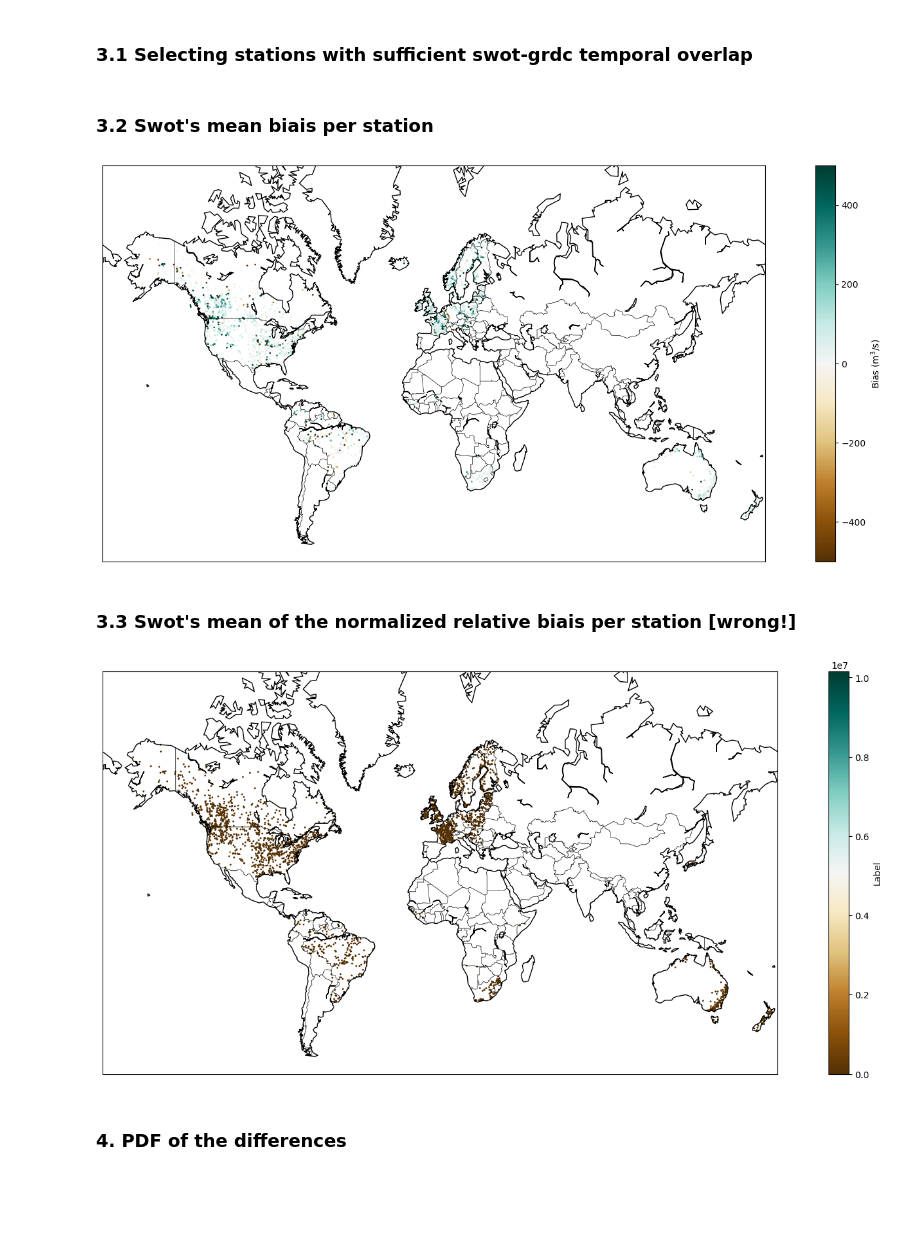
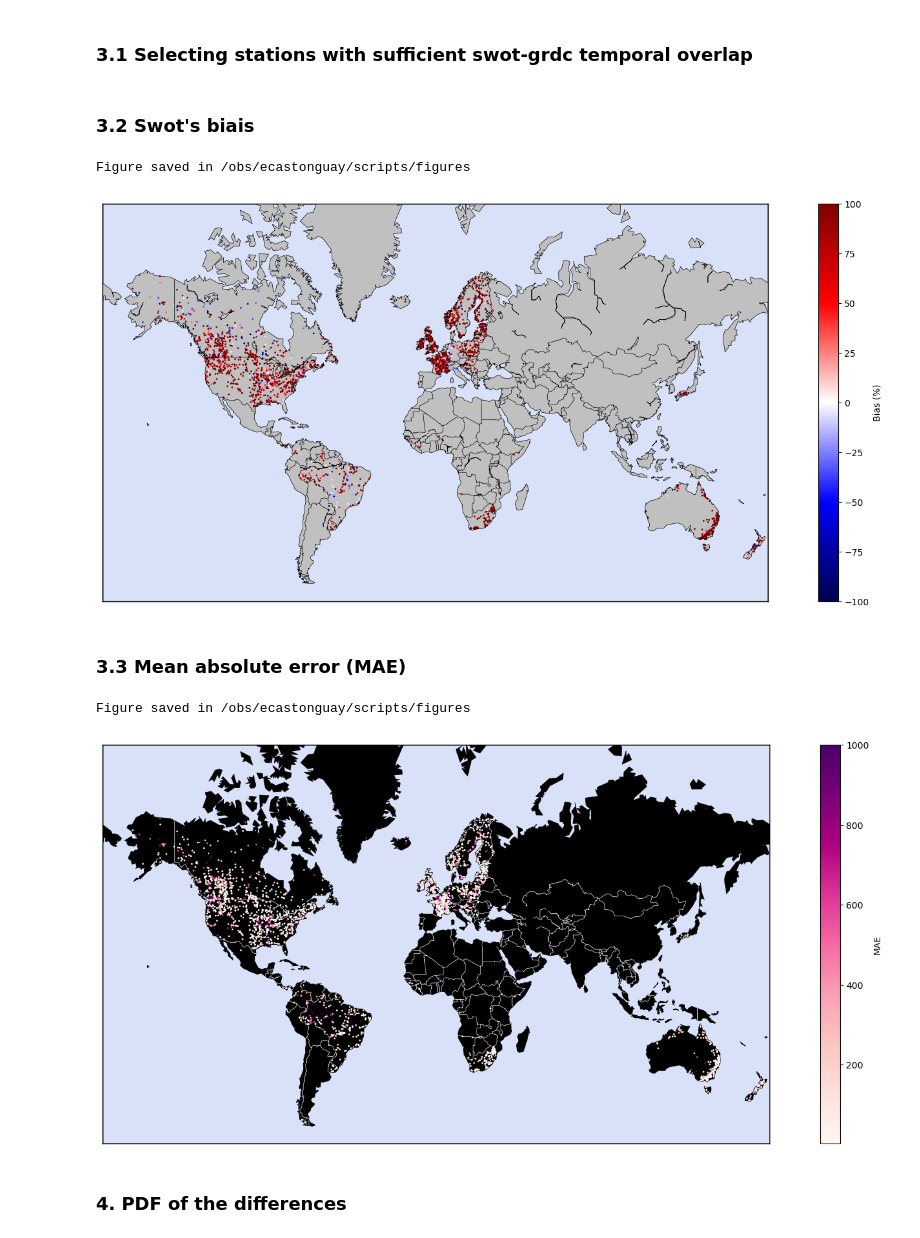
Before and after one commit to evecastonguay/Stage2026, a Jupyter notebook: discharge_dset.ipynb, the cells around one changed output. Drawn from its saved outputs; the diff is of its cells as text; code cells hidden in the pictures; blank space fills up the shorter version.

```diff
--- a/discharge_dset.ipynb
+++ b/discharge_dset.ipynb
@@ -589,11 +599,11 @@ q_ol_s = q_co_s.where(mask_coincide_co)
 x_ol_s = dset_global.sel(id=ids_co)['geox_global_g'].values
 y_ol_s = dset_global.sel(id=ids_co)['geoy_global_g'].values
 # %% [markdown]
-### 3.2 Swot's mean biais per station
+### 3.2 Swot's biais
 # %%
-# Compute error at these stations
-daily_err = q_ol_s-q_ol_g # [equation]
-mean_err = daily_err.mean(dim="time")
+# Compute statistic
+daily_err = (q_ol_s-q_ol_g)/q_ol_g
+mean_err = daily_err.mean(dim="time")*100
 
 # Determine the 'view' of the world map
 plt.figure(figsize=(20, 8))
@@ -606,48 +616,66 @@ map = Basemap(
    llcrnrlon=min_lon, urcrnrlon=max_lon, resolution='c')
 
 # Draw the continental elements
-map.drawcoastlines()
-map.drawcountries()
+ocean_color = mcolors.to_rgba('royalblue', alpha=0.1) # 'royalblue', alpha=0.1 // 'lightsteelblue', alpha=0.35
+map.drawcoastlines(color='k',linewidth=0.5)
+map.drawcountries(color='k',linewidth=0.5)
+map.drawmapboundary(fill_color=ocean_color)
+map.fillcontinents(color='silver', lake_color='silver')
 #map.drawparallels(np.linspace(min_lon,max_lon,num=10))
 #map.drawmeridians(np.linspace(min_lat,max_lat,num=10))
 
 # Plot
 x, y = map(x_ol_s, y_ol_s)  # Projecting latitudes and longitudes to map coordinates
-mymap = map.scatter(x, y, c=mean_err, cmap='BrBG', marker='o', alpha=1, s=1, vmin=-500,vmax=500) # s is markersize, [vmin=0,vmax=5000]
-plt.colorbar(mymap, label='Bias (m$^3$/s)')
+mymap = map.scatter(x, y, c=mean_err, cmap='seismic', marker='o', alpha=1, s=1, vmin=-100,vmax=100) # s is markersize, [vmin=0,vmax=5000]
+plt.colorbar(mymap, label='Bias (%)')
+
+# Save
+fig_name = f'biais_world.png'
+plt.savefig(f'/obs/ecastonguay/scripts/figures/{fig_name}', dpi=400, bbox_inches='tight')
+print(f"Figure saved in /obs/ecastonguay/scripts/figures")
 plt.show()
 # %% [output]
+Figure saved in /obs/ecastonguay/scripts/figures
-[figure, old version]
+[figure, new version]
 # %% [markdown]
-### 3.3 Swot's mean of the normalized relative biais per station [wrong!]
+### 3.3 Mean absolute error (MAE)
 # %%
 # Compute error at these stations
-daily_err = (q_ol_s-q_ol_g)/q_ol_g*100 # [equation]
+daily_err = np.absolute(q_ol_s-q_ol_g)
 mean_err = daily_err.mean(dim="time")
 
 # Determine the 'view' of the world map
 plt.figure(figsize=(20, 8))
 min_lat = -60
 max_lat = 80
 min_lon = -180
 max_lon = 180
 map = Basemap(
    projection='merc', llcrnrlat=min_lat, urcrnrlat=max_lat,
    llcrnrlon=min_lon, urcrnrlon=max_lon, resolution='c')
 
 # Draw the continental elements
-map.drawcoastlines()
-map.drawcountries()
+ocean_color = mcolors.to_rgba('royalblue', alpha=0.1) # 'royalblue', alpha=0.1 // 'lightsteelblue', alpha=0.35
+map.drawcoastlines(color='k',linewidth=0.5)
+map.drawcountries(color='w',linewidth=0.5)
+map.drawmapboundary(fill_color=ocean_color)
+map.fillcontinents(color='black', lake_color='black')
 #map.drawparallels(np.linspace(min_lon,max_lon,num=10))
 #map.drawmeridians(np.linspace(min_lat,max_lat,num=10))
 
 # Plot
 x, y = map(x_ol_s, y_ol_s)  # Projecting latitudes and longitudes to map coordinates
-mymap = map.scatter(x, y, c=mean_err, cmap='BrBG', marker='o', alpha=1, s=1) # s is markersize, [vmin=0,vmax=5000]
-plt.colorbar(mymap, label='Label')
+mymap = map.scatter(x, y, c=mean_err, cmap='RdPu', marker='o', alpha=1, s=1, vmax=1000) # s is markersize, [vmin=0,vmax=5000]
+plt.colorbar(mymap, label='MAE')
+
+# Save
+fig_name = f'mae_world.png'
+plt.savefig(f'/obs/ecastonguay/scripts/figures/{fig_name}', dpi=400, bbox_inches='tight')
+print(f"Figure saved in /obs/ecastonguay/scripts/figures")
 plt.show()
 # %% [output]
+Figure saved in /obs/ecastonguay/scripts/figures
-[figure, old version]
+[figure, new version]
 # %% [markdown]
 ### 4. PDF of the differences
 # %%
```
Also changed, not shown: parts of 8 cells of this notebook.
